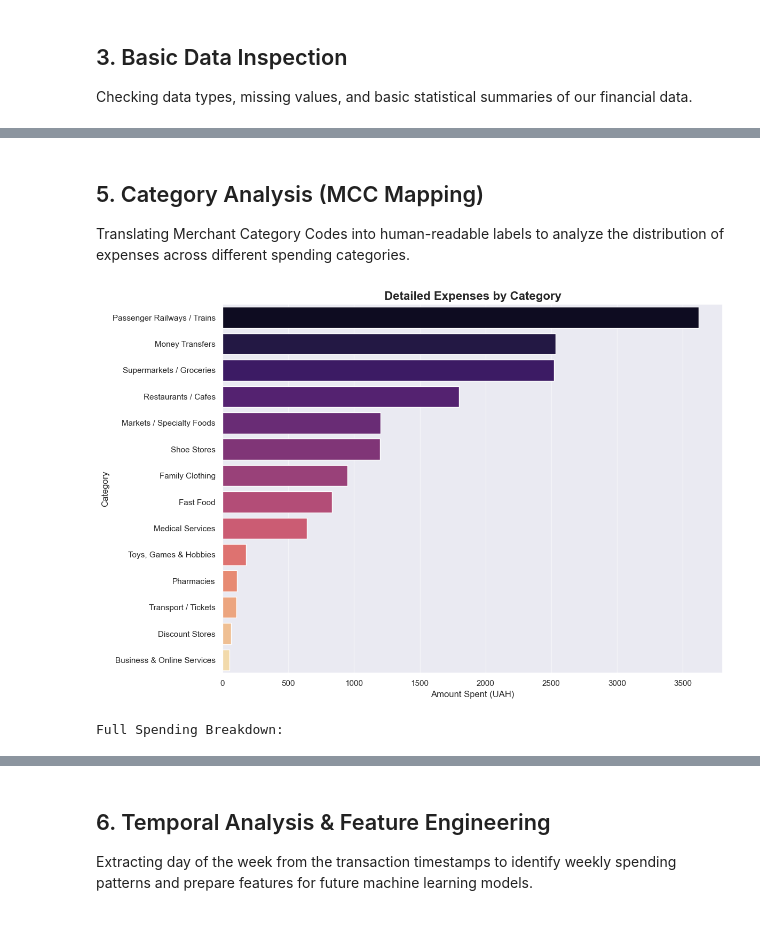
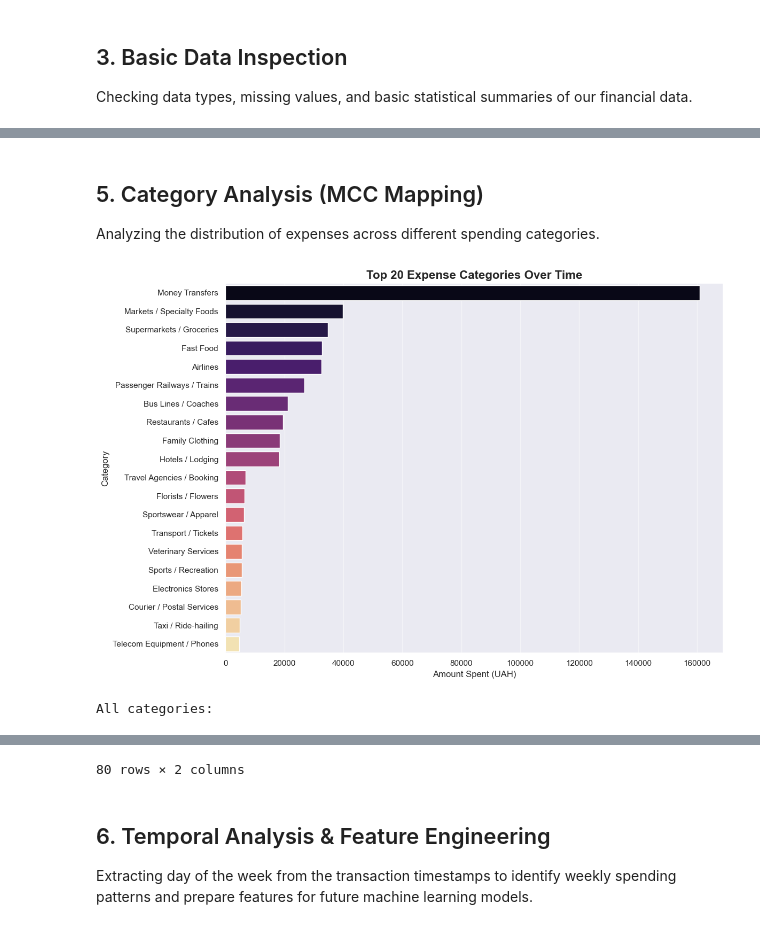
Before and after one commit to artpol1105/monobank_finance_xray, a Jupyter notebook: notebooks/01_exploratory_data_analysis.ipynb, the cells around one changed output, grey strips where cells are left out. Saved outputs shown, nothing was run; the diff lists cells and outputs as text; code cells hidden in the pictures.

```diff
--- a/notebooks/01_exploratory_data_analysis.ipynb
+++ b/notebooks/01_exploratory_data_analysis.ipynb
@@ -32,10 +25,6 @@ Retrieving the last 30 days of transaction history using our `MonoClient` and cl
 # %%
-time_to = int(time.time())
-time_from = time_to - (30 * 24 * 60 * 60)
-
-raw_data = client.get_statement(target_account, time_from, time_to)
-
-df = processor.clean_transactions(raw_data)
+query = "SELECT * FROM transactions ORDER BY time"
+df = pd.read_sql(query, engine)
 
 print(f"There are {len(df)} transactions.")
 
@@ -121,67 +115,29 @@ plt.show()
 # %% [markdown]
 ## 5. Category Analysis (MCC Mapping)
-Translating Merchant Category Codes into human-readable labels to analyze the distribution of expenses across different spending categories.
+Analyzing the distribution of expenses across different spending categories.
 # %%
-mcc_dict = {
-    5912: 'Pharmacies',
-    5122: 'Drugs & Pharmacies',
-    5812: 'Restaurants / Cafes',
-    5814: 'Fast Food',
-    5411: 'Supermarkets / Groceries',
-    5462: 'Bakeries',
-    5499: 'Markets / Specialty Foods',
-    5441: 'Candy / Confectionery',
-    5811: 'Caterers',
-    7832: 'Cinemas',
-    7941: 'Sports / Recreation',
-    5641: 'Children\'s Apparel',
-    5651: 'Family Clothing',
-    5691: 'Apparel Stores',
-    5661: 'Shoe Stores',
-    5697: 'Tailoring / Alterations',
-    5977: 'Cosmetics',
-    5211: 'Building Materials',
-    5942: 'Bookstores',
-    5995: 'Pet Stores',
-    5541: 'Gas Stations',
-    8099: 'Medical Services',
-    5311: 'Department Stores',
-    5200: 'Home Goods',
-    5399: 'Miscellaneous Goods',
-    4812: 'Telecom Equipment / Phones',
-    5300: 'Wholesale',
-    5310: 'Discount Stores',
-    5722: 'Household Appliances',
-    4111: 'Transport / Tickets',
-    4829: 'Money Transfers',
-    4814: 'Telecommunication Services',
-    4112: 'Passenger Railways / Trains',
-    5945: 'Toys, Games & Hobbies',
-    7399: 'Business & Online Services'
-}
+category_totals = expenses.groupby('category')['expense_amount'].sum().sort_values(ascending=False).reset_index()
 
-expenses['category'] = expenses['mcc'].apply(lambda x: mcc_dict.get(x, f'Other (Code: {x})'))
-
-category_totals = expenses.groupby('category')['expense_amount'].sum().sort_values(ascending=False).reset_index()
+top_categories = category_totals.head(20)
 
 plt.figure(figsize=(12, 8))
 sns.barplot(
-    data=category_totals,
+    data=top_categories,
     x='expense_amount',
     y='category',
     hue='category',
     palette='magma',
     legend=False
 )
-plt.title("Detailed Expenses by Category", fontsize=16, fontweight='bold')
+plt.title("Top 20 Expense Categories Over Time", fontsize=16, fontweight='bold')
 plt.xlabel("Amount Spent (UAH)", fontsize=12)
 plt.ylabel("Category", fontsize=12)
 plt.tight_layout()
 plt.show()
 
-print("\nFull Spending Breakdown:")
+print("\nAll categories:")
 display(category_totals)
 # %% [output]
-[figure, old version]
+[figure, new version]
-Full Spending Breakdown:
+All categories:
 |  | category | expense_amount |
@@ -202,3 +155,4 @@ Full Spending Breakdown:
+80 rows × 2 columns
 # %% [markdown]
 ## 6. Temporal Analysis & Feature Engineering
 Extracting day of the week from the transaction timestamps to identify weekly spending patterns and prepare features for future machine learning models.
```
Also changed, not shown: parts of 8 cells of this notebook.
